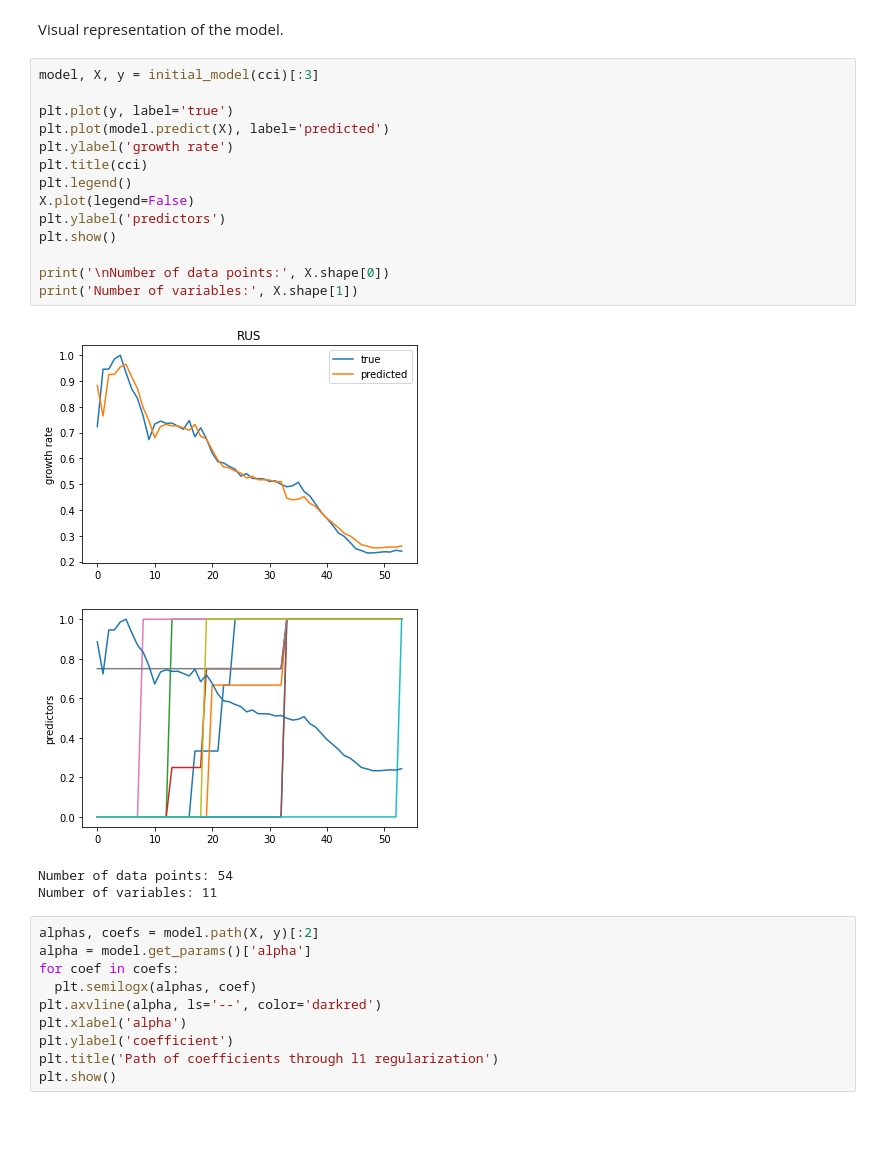
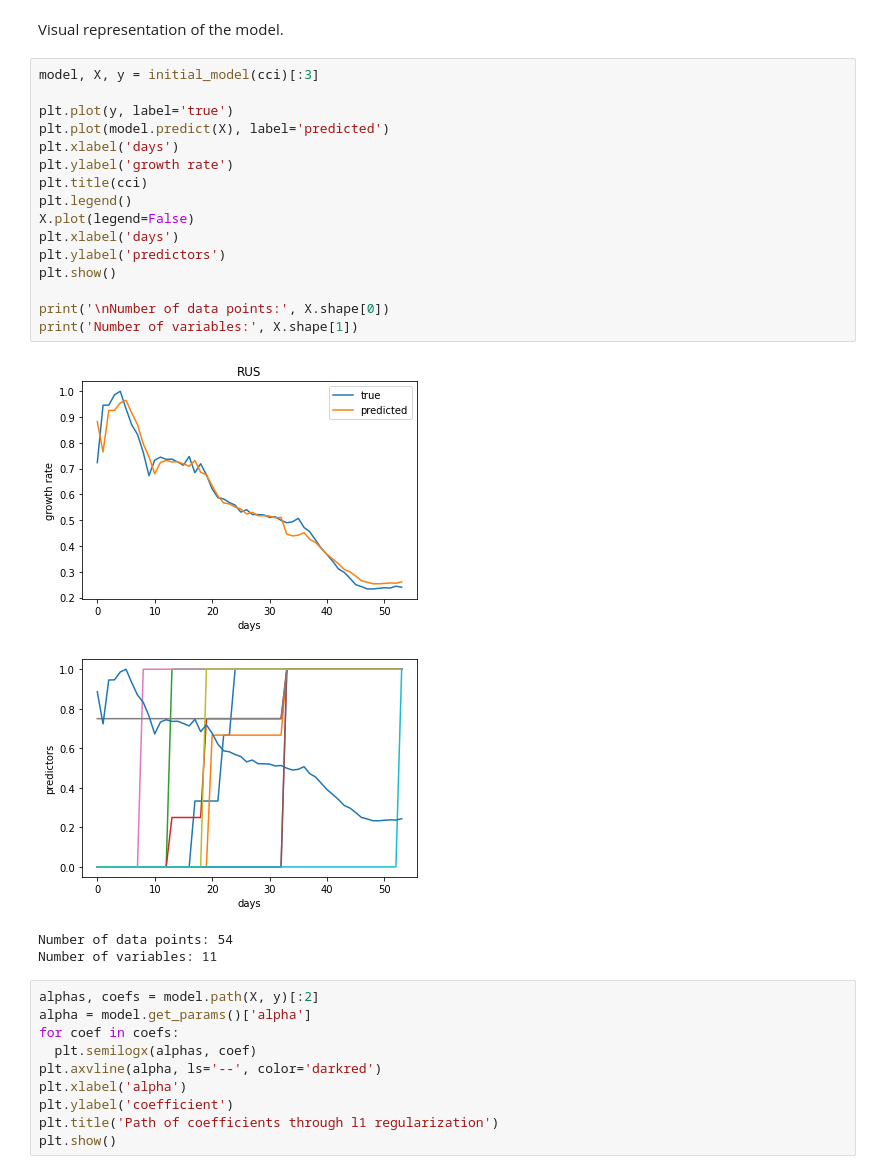
Before and after one commit to alexmadrinanfdez/covid-policy-analysis, a Jupyter notebook: linear-analysis.ipynb, the cells around one changed output. Saved outputs shown, nothing was run; the diff lists cells and outputs as text; blank space fills up the shorter version.

```diff
--- a/linear-analysis.ipynb
+++ b/linear-analysis.ipynb
@@ -609,20 +616,22 @@ Visual representation of the model.
 # %%
 model, X, y = initial_model(cci)[:3]
 
 plt.plot(y, label='true')
 plt.plot(model.predict(X), label='predicted')
+plt.xlabel('days')
 plt.ylabel('growth rate')
 plt.title(cci)
 plt.legend()
 X.plot(legend=False)
+plt.xlabel('days')
 plt.ylabel('predictors')
 plt.show()
 
 print('\nNumber of data points:', X.shape[0])
 print('Number of variables:', X.shape[1])
 # %% [output]
-[figure, old version]
+[figure, new version]
-[figure, old version]
+[figure, new version]
 Number of data points: 54
 Number of variables: 11
 # %%
```
Also changed, not shown: parts of 66 cells of this notebook, 1 other file.
